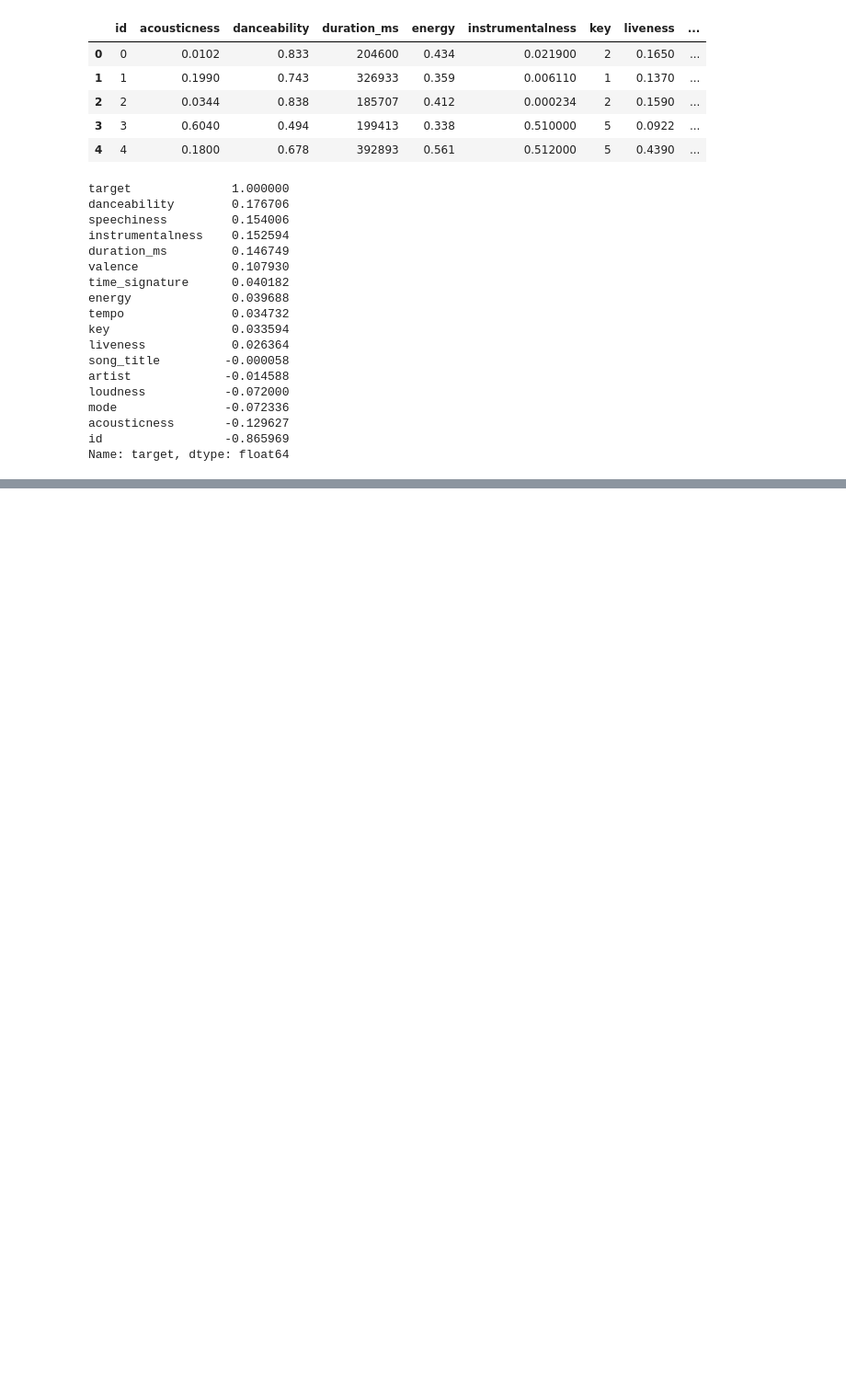
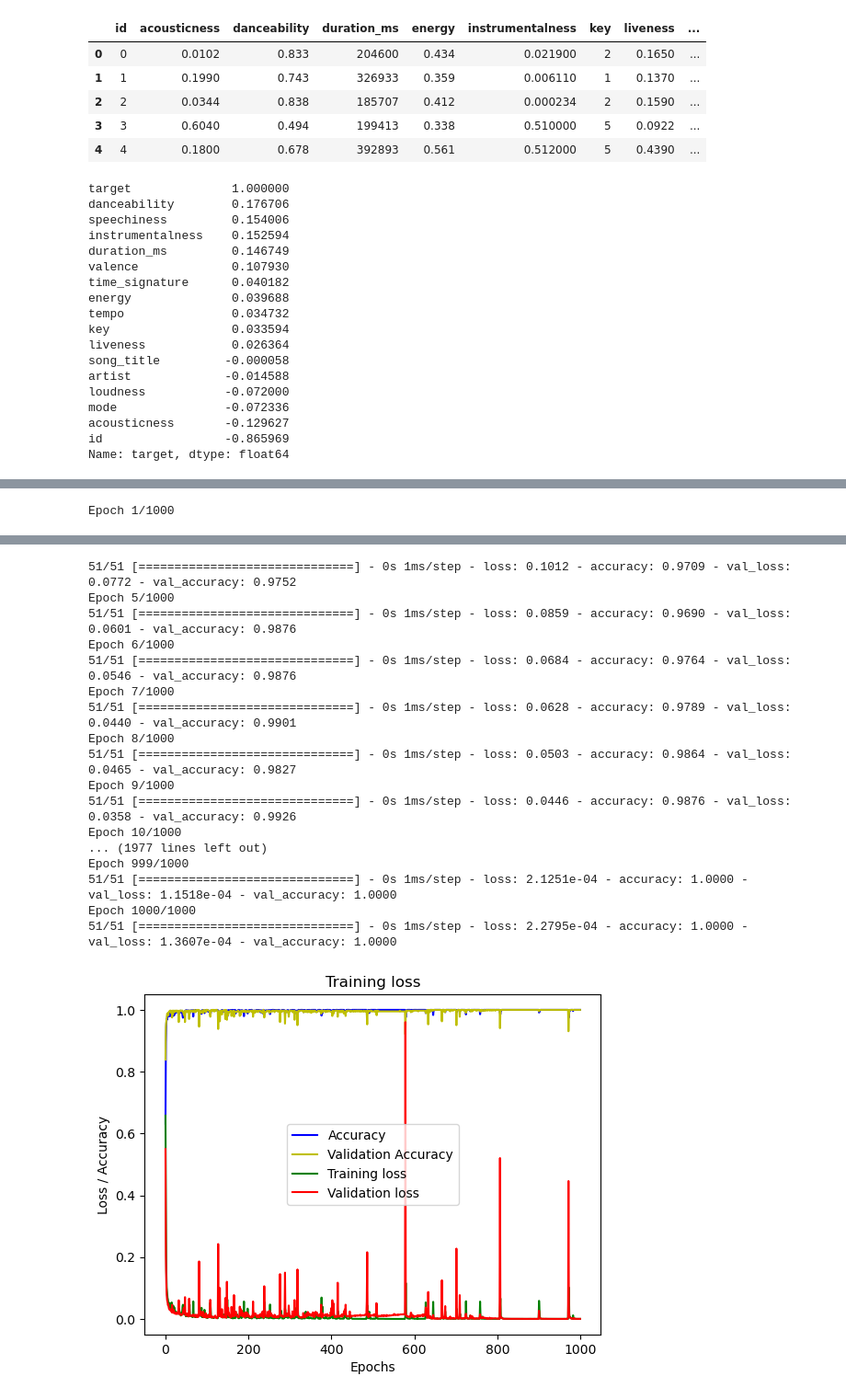
Before and after one commit to dougbatista/fiap, a Jupyter notebook: Deep learning/Notebooks/Ex_3.ipynb, the cells around one changed output, grey strips where cells are left out. Shown at 92% size. Drawn from its saved outputs; the diff is of its cells as text; code cells hidden in the pictures; blank space fills up the shorter version.

```diff
--- a/Deep learning/Notebooks/Ex_3.ipynb
+++ b/Deep learning/Notebooks/Ex_3.ipynb
@@ -244,0 +263,23 @@ Epoch 800/800
+# %%
+
+model_2 =  Sequential(
+    [
+        Dense(8, activation = 'relu'),
+        Dense(4, activation = 'relu'),
+        Dense(1, activation = 'sigmoid')
+    ]
+)
+model_2.compile(
+    loss=tf.keras.losses.BinaryCrossentropy(from_logits=True),
+    optimizer=tf.keras.optimizers.Adam(0.01),
+    metrics=['accuracy']
+)
+
+model_2.fit(
+    X_train,y_train,
+    epochs=1000,
+    validation_data=(X_test, y_test)
+)
+plot_lost_history(model_2.history)
+# %% [output]
+Epoch 1/1000
@@ -244,0 +292,18 @@ Epoch 800/800
+51/51 [==============================] - 0s 1ms/step - loss: 0.1012 - accuracy: 0.9709 - val_loss: 0.0772 - val_accuracy: 0.9752
+Epoch 5/1000
+51/51 [==============================] - 0s 1ms/step - loss: 0.0859 - accuracy: 0.9690 - val_loss: 0.0601 - val_accuracy: 0.9876
+Epoch 6/1000
+51/51 [==============================] - 0s 1ms/step - loss: 0.0684 - accuracy: 0.9764 - val_loss: 0.0546 - val_accuracy: 0.9876
+Epoch 7/1000
+51/51 [==============================] - 0s 1ms/step - loss: 0.0628 - accuracy: 0.9789 - val_loss: 0.0440 - val_accuracy: 0.9901
+Epoch 8/1000
+51/51 [==============================] - 0s 1ms/step - loss: 0.0503 - accuracy: 0.9864 - val_loss: 0.0465 - val_accuracy: 0.9827
+Epoch 9/1000
+51/51 [==============================] - 0s 1ms/step - loss: 0.0446 - accuracy: 0.9876 - val_loss: 0.0358 - val_accuracy: 0.9926
+Epoch 10/1000
+... (1977 lines left out)
+Epoch 999/1000
+51/51 [==============================] - 0s 1ms/step - loss: 2.1251e-04 - accuracy: 1.0000 - val_loss: 1.1518e-04 - val_accuracy: 1.0000
+Epoch 1000/1000
+51/51 [==============================] - 0s 1ms/step - loss: 2.2795e-04 - accuracy: 1.0000 - val_loss: 1.3607e-04 - val_accuracy: 1.0000
+[figure, added]
```
Also changed, not shown: parts of 13 cells of this notebook, 2 other files.
